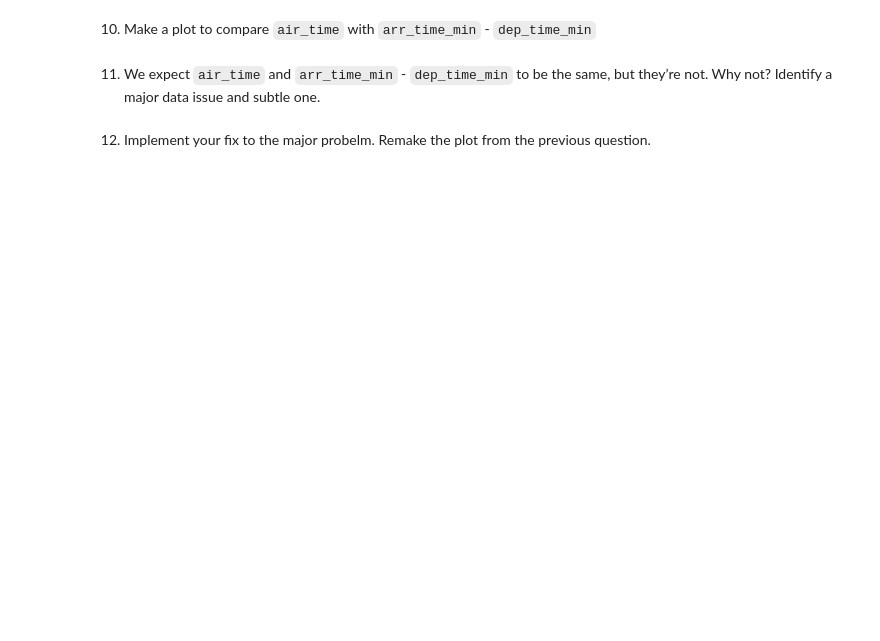
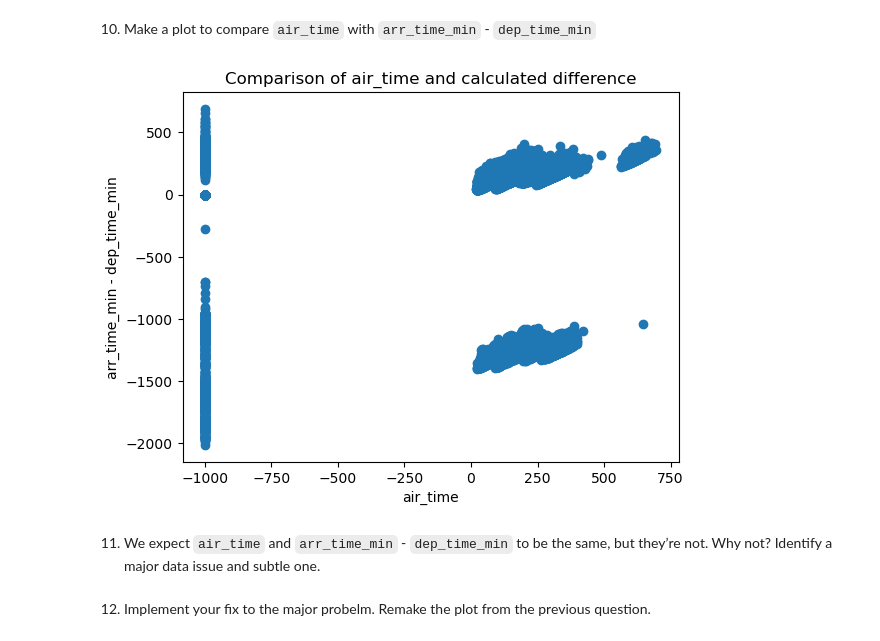
Before and after one commit to qlab-intro-python/tarea-2-luis-cahuana, a Jupyter notebook: tarea_2_plantilla.ipynb, the cells around one changed output. Cells and saved outputs as stored; diff of their text form; code cells hidden in the pictures; blank space fills up the shorter version.

```diff
--- a/tarea_2_plantilla.ipynb
+++ b/tarea_2_plantilla.ipynb
@@ -309,0 +308,10 @@ print(flights_with_missing_first)
+# %%
+# Solution
+flights["dep_time_min"] = flights["dep_time"].apply(
+    lambda x: x // 100 * 60 + x % 100
+)
+flights["arr_time_min"] = flights["arr_time"].apply(
+    lambda x: x // 100 * 60 + x % 100
+)
+
+print(flights[["dep_time", "dep_time_min", "arr_time", "arr_time_min"]])
@@ -314,3 +335,14 @@ print(flights_with_missing_first)
+# %%
+# Solution
+import matplotlib.pyplot as plt
+
+plt.scatter(flights["air_time"], flights["arr_time_min"] - flights["dep_time_min"])
+plt.xlabel("air_time")
+plt.ylabel("arr_time_min - dep_time_min")
+plt.title("Comparison of air_time and calculated difference")
+plt.show()
+# %% [output]
+[figure, added]
 # %% [markdown]
 11. We expect `air_time` and `arr_time_min` - `dep_time_min` to be the same, but they’re not. Why not?
 Identify a major data issue and subtle one.
```
Also changed, not shown: parts of 9 cells of this notebook.
